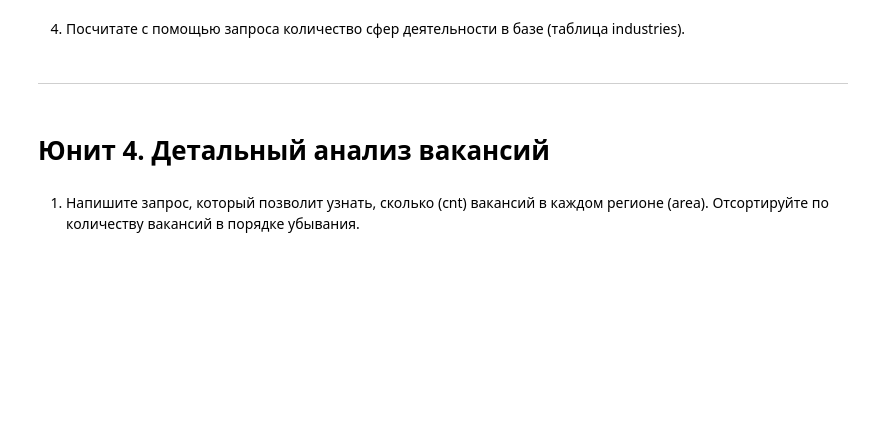
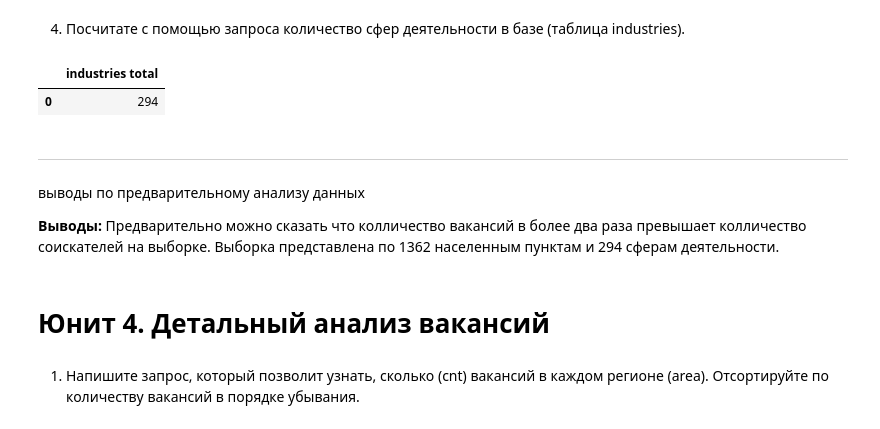
Before and after one commit to eartzhi/HH_project_2, a Jupyter notebook: Project_2_Ноутбук.ipynb, the cells around one changed output. Cells and saved outputs as stored; diff of their text form; code cells hidden in the pictures; blank space fills up the shorter version.

```diff
--- a/Project_2_Ноутбук.ipynb
+++ b/Project_2_Ноутбук.ipynb
@@ -83,2 +96,10 @@ df
+# %%
+# результат запроса
+df = pd.read_sql_query(query_3_4, connection)
+display(df)
+connection.close()
+# %% [output]
+|  | industries total |
+| 0 | 294 |
 # %% [markdown]
 ***
@@ -87,3 +106,7 @@ df
+# %% [markdown]
+выводы по предварительному анализу данных
+
+**Выводы:** Предварительно можно сказать что колличество вакансий в более два раза превышает колличество соискателей на выборке. Выборка представлена по 1362 населенным пунктам и 294 сферам деятельности.
 # %% [markdown]
 # Юнит 4. Детальный анализ вакансий
 # %% [markdown]
```
Also changed, not shown: parts of 12 cells of this notebook.
